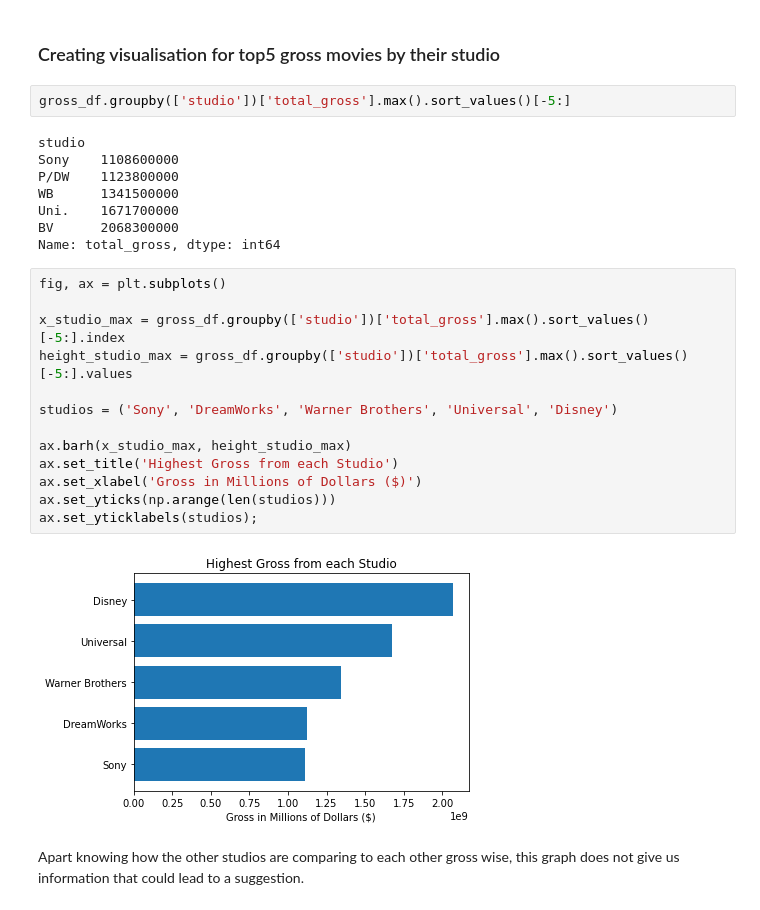
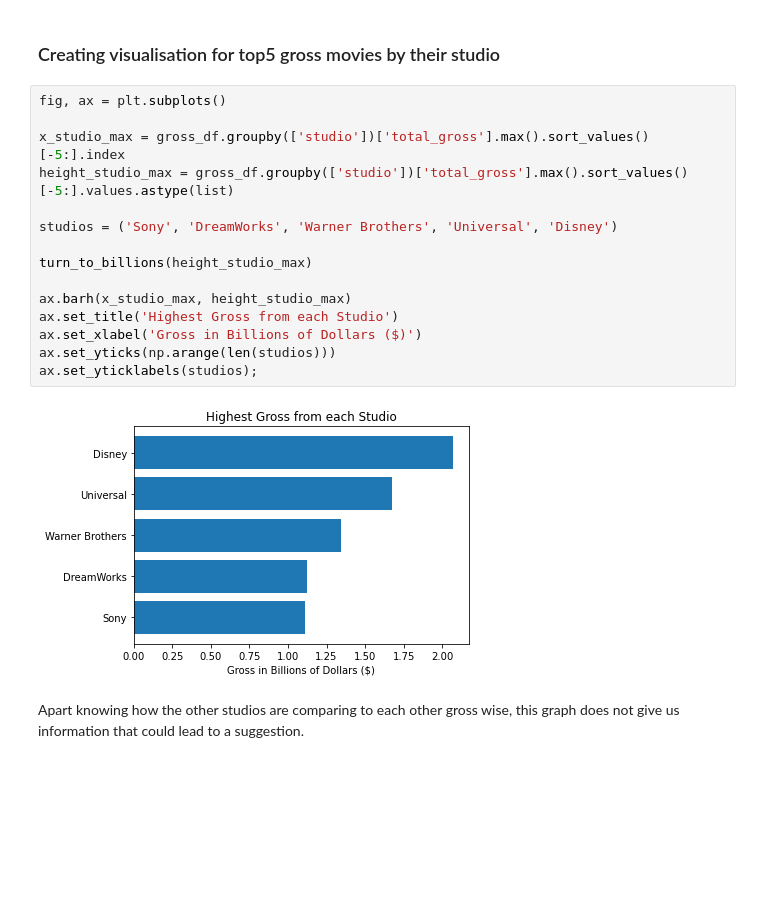
Before and after one commit to epradojr/Microsoft-Movie-Studio-Business-Proposition, a Jupyter notebook: dsc-phase1-project-marcelo.ipynb, the cells around one changed output. Cells and saved outputs as stored; diff of their text form; blank space fills up the shorter version.

```diff
--- a/dsc-phase1-project-marcelo.ipynb
+++ b/dsc-phase1-project-marcelo.ipynb
@@ -271,31 +202,23 @@ barplot.set(title='Franchise Movies', xlabel='Gross in Billions of Dollars ($)')
 Unsurprisingly this visualisation has a lot of the same ones of the highest gross movies. It's interesting to note though, that everry movie, from the top20 franchise movie, grossed over 1 billion dollars world wide.
 # %% [markdown]
 ### Creating visualisation for top5 gross movies by their studio
-# %%
-gross_df.groupby(['studio'])['total_gross'].max().sort_values()[-5:]
-# %% [output]
-studio
-Sony    1108600000
-P/DW    1123800000
-WB      1341500000
-Uni.    1671700000
-BV      2068300000
-Name: total_gross, dtype: int64
 # %%
 fig, ax = plt.subplots()
 
 x_studio_max = gross_df.groupby(['studio'])['total_gross'].max().sort_values()[-5:].index
-height_studio_max = gross_df.groupby(['studio'])['total_gross'].max().sort_values()[-5:].values
+height_studio_max = gross_df.groupby(['studio'])['total_gross'].max().sort_values()[-5:].values.astype(list)
 
 studios = ('Sony', 'DreamWorks', 'Warner Brothers', 'Universal', 'Disney')
 
+turn_to_billions(height_studio_max)
+
 ax.barh(x_studio_max, height_studio_max)
 ax.set_title('Highest Gross from each Studio')
-ax.set_xlabel('Gross in Millions of Dollars ($)')
+ax.set_xlabel('Gross in Billions of Dollars ($)')
 ax.set_yticks(np.arange(len(studios)))
 ax.set_yticklabels(studios);
 # %% [output]
-[figure, old version]
+[figure, new version]
 # %% [markdown]
 Apart knowing how the other studios are comparing to each other gross wise, this graph does not  give us information that could lead to a suggestion.
 # %% [markdown]
```
Also changed, not shown: parts of 20 cells of this notebook.
